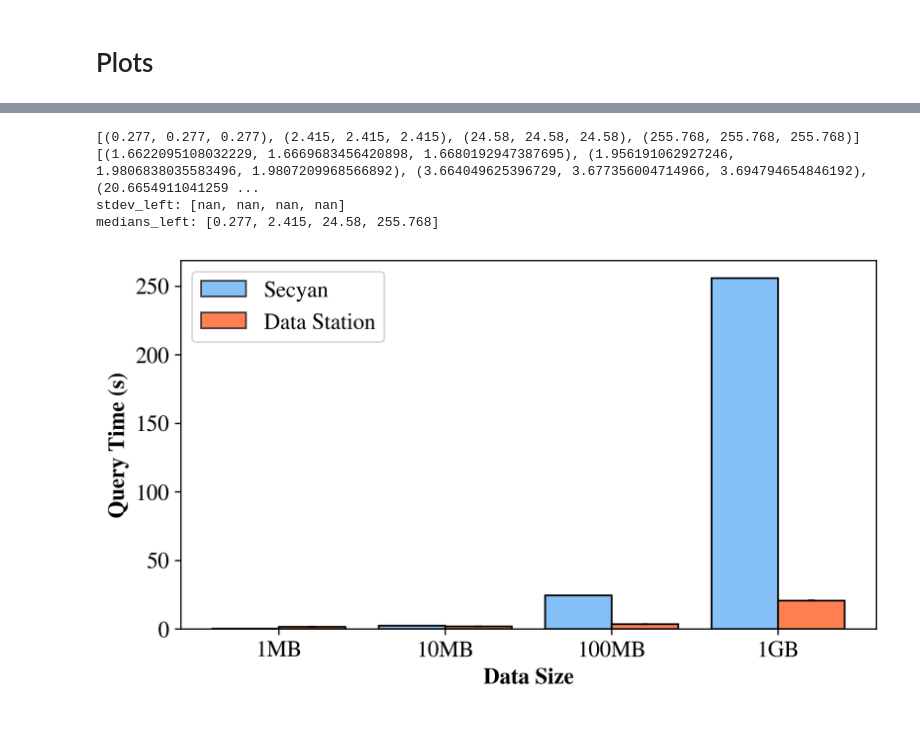
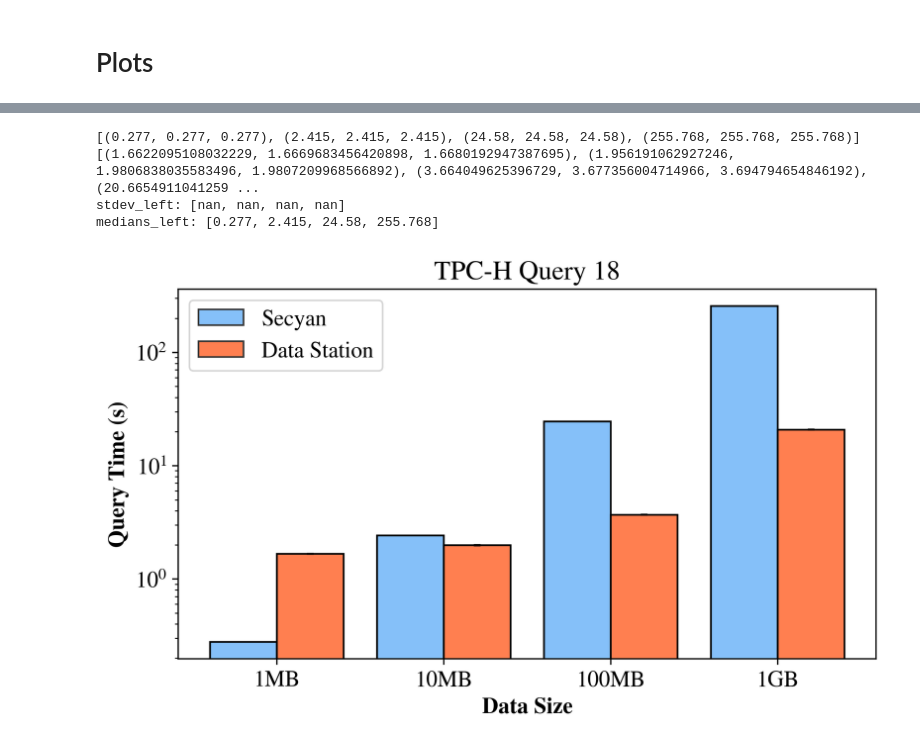
Before and after one commit to TheDataStation/datastation-escrow, a Jupyter notebook: data_comparisons/secyan/secyan_data_parsing.ipynb, the cells around one changed output, grey strips where cells are left out. Drawn from its saved outputs; the diff is of its cells as text; code cells hidden in the pictures.

```diff
--- a/data_comparisons/secyan/secyan_data_parsing.ipynb
+++ b/data_comparisons/secyan/secyan_data_parsing.ipynb
@@ -346,36 +348,37 @@ plt.bar(x=X_axis+width/2,width=width,height=medians_right,label="Data Station",
 #         # edgecolor=colors_right[i],
 #         # edgecolor=[.2,.2,.2],
 #         # alpha=0.8,
 #         # label=labels_left[i],
 #         # color='none',
 #         # color=colors_right[i],
         edgecolor=[0.2,0.2,0.2],
 #         # hatch="...",
         color='coral'
         )
 
 plt.bar(x=X_axis+width/2,width=width,height=medians_right,yerr=stdev_right,
         edgecolor='black',
         error_kw={"elinewidth":1,"capsize":2,"capthick":1},
         color='none'
         )
+plt.yscale("log")
 
 plt.xlabel("Data Size", fontweight="bold")
 plt.ylabel("Query Time (s)", fontweight="bold")
-# plt.title("100GB Database Size")
+plt.title("TPC-H Query 18")
 plt.legend()
 
 plt.xticks(X_axis, [col.name for col in data_right])
 
-plt.savefig("q3.pdf", bbox_inches='tight')
+plt.savefig("q18.pdf", bbox_inches='tight')
 
 plt.show()
 # %% [output]
 [(0.277, 0.277, 0.277), (2.415, 2.415, 2.415), (24.58, 24.58, 24.58), (255.768, 255.768, 255.768)]
 [(1.6622095108032229, 1.6669683456420898, 1.6680192947387695), (1.956191062927246, 1.9806838035583496, 1.9807209968566892), (3.664049625396729, 3.677356004714966, 3.694794654846192), (20.6654911041259 ...
 stdev_left: [nan, nan, nan, nan]
 medians_left: [0.277, 2.415, 24.58, 255.768]
-[figure, old version]
+[figure, new version]
 # %%
 data_left = secyan_dict[8]
 data_left_mmm = [raw_mmm(col) for col in data_left]
```
Also changed, not shown: parts of 4 cells of this notebook, 9 other files.
